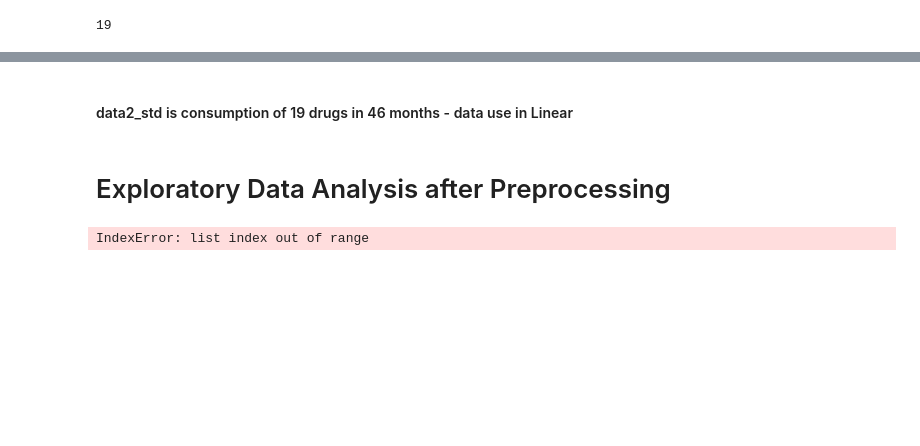
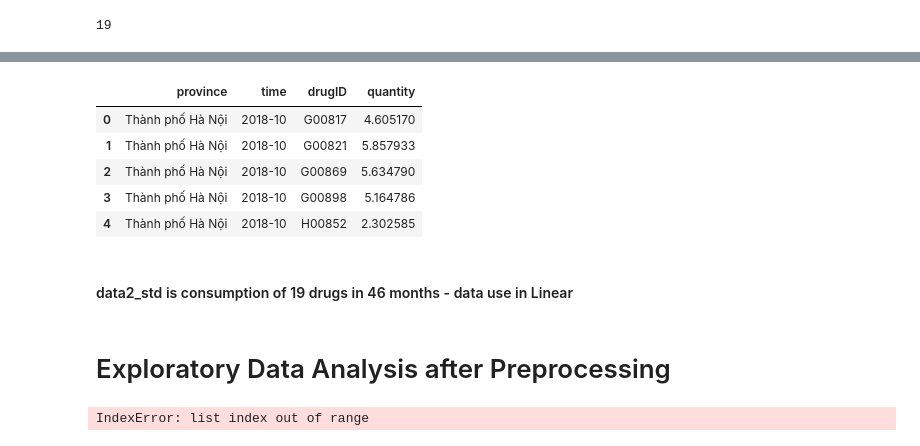
Before and after one commit to luong2391/drug-predicting-demand, a Jupyter notebook: Luong_preprocessing.ipynb, the cells around one changed output, grey strips where cells are left out. Cells and saved outputs as stored; diff of their text form; code cells hidden in the pictures; blank space fills up the shorter version.

```diff
--- a/Luong_preprocessing.ipynb
+++ b/Luong_preprocessing.ipynb
@@ -358,0 +366,11 @@ data2_std.columns.nunique()
+# %%
+column = data2_std.columns
+
+data_model = data_month[data_month.drugID.isin(column)]
+data_model.quantity = np.log(data_model.quantity)
+
+file_name = 'data_model.xlsx'
+
+# saving the excel
+data_model.to_excel(file_name)
+print('DataFrame is written to Excel File successfully.')
@@ -359,3 +389,12 @@ data2_std.columns.nunique()
+# %%
+data_model.head()
+# %% [output]
+|  | province | time | drugID | quantity |
+| 0 | Thành phố Hà Nội | 2018-10 | G00817 | 4.605170 |
+| 1 | Thành phố Hà Nội | 2018-10 | G00821 | 5.857933 |
+| 2 | Thành phố Hà Nội | 2018-10 | G00869 | 5.634790 |
+| 3 | Thành phố Hà Nội | 2018-10 | G00898 | 5.164786 |
+| 4 | Thành phố Hà Nội | 2018-10 | H00852 | 2.302585 |
 # %% [markdown]
 #### data2_std is consumption of 19 drugs in 46 months - data use in Linear
 # %% [markdown]
```
Also changed, not shown: parts of 16 cells of this notebook.
